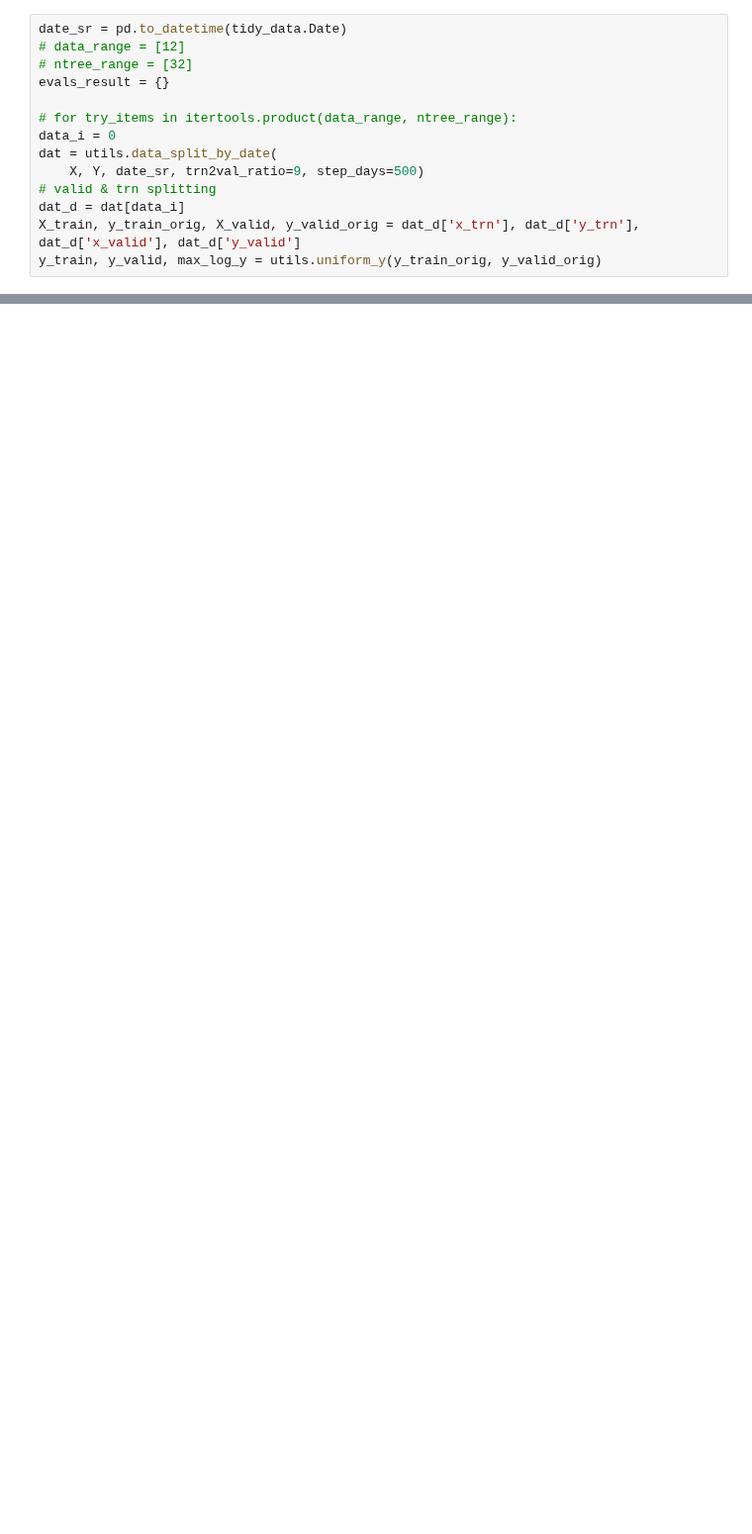
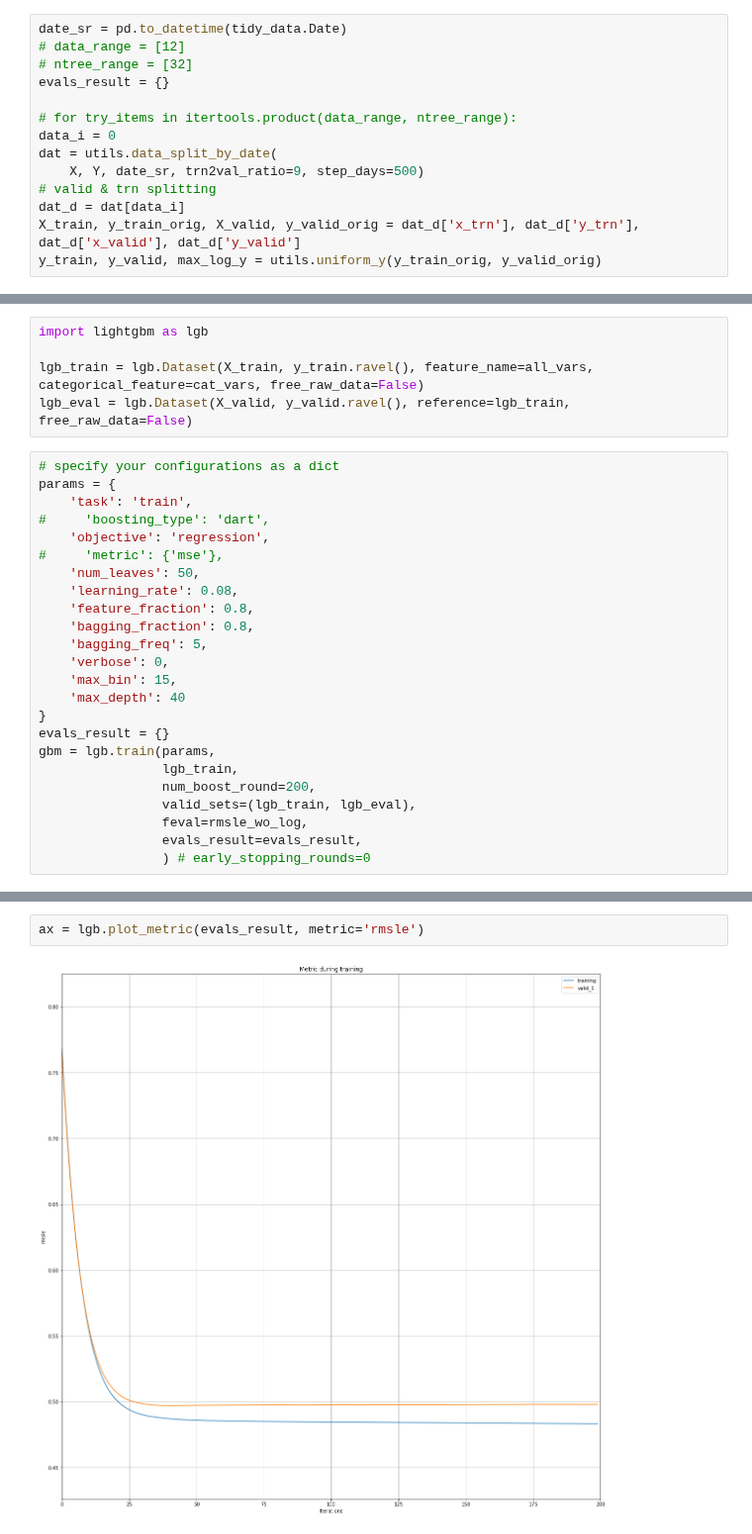
Before and after one commit to xiaochuan-du/ml_utils, a Jupyter notebook: proj/RRVF/try_model.ipynb, the cells around one changed output, grey strips where cells are left out. Shown at 99% size. Saved outputs shown, nothing was run; the diff lists cells and outputs as text; blank space fills up the shorter version.

Commit message:
Update lightBGM func

```diff
--- a/proj/RRVF/try_model.ipynb
+++ b/proj/RRVF/try_model.ipynb
@@ -268,0 +242,29 @@ plt.plot(y_valid_orig[:100], c='r')
+# %%
+import lightgbm as lgb
+
+lgb_train = lgb.Dataset(X_train, y_train.ravel(), feature_name=all_vars, categorical_feature=cat_vars, free_raw_data=False)
+lgb_eval = lgb.Dataset(X_valid, y_valid.ravel(), reference=lgb_train, free_raw_data=False)
+# %%
+# specify your configurations as a dict
+params = {
+    'task': 'train',
+#     'boosting_type': 'dart',
+    'objective': 'regression',
+#     'metric': {'mse'},
+    'num_leaves': 50,
+    'learning_rate': 0.08,
+    'feature_fraction': 0.8,
+    'bagging_fraction': 0.8,
+    'bagging_freq': 5,
+    'verbose': 0,
+    'max_bin': 15,
+    'max_depth': 40
+}
+evals_result = {}
+gbm = lgb.train(params,
+                lgb_train,
+                num_boost_round=200,
+                valid_sets=(lgb_train, lgb_eval),
+                feval=rmsle_wo_log,
+                evals_result=evals_result,
+                ) # early_stopping_rounds=0
@@ -268,0 +289,4 @@ plt.plot(y_valid_orig[:100], c='r')
+# %%
+ax = lgb.plot_metric(evals_result, metric='rmsle')
+# %% [output]
+[figure, added]
```
Also changed, not shown: parts of 15 cells of this notebook.
